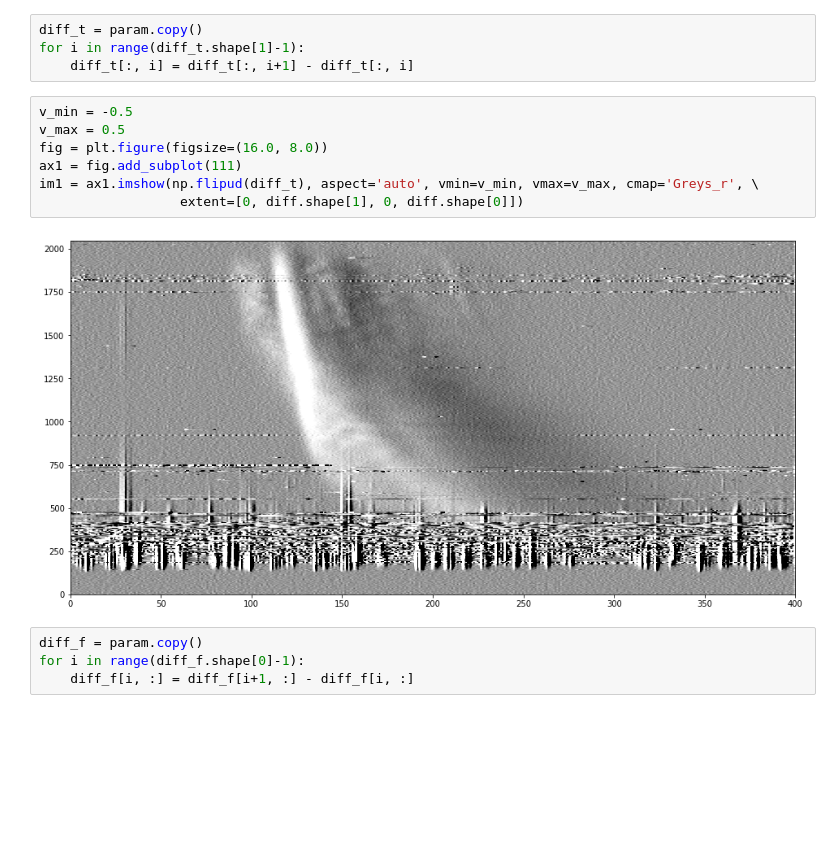
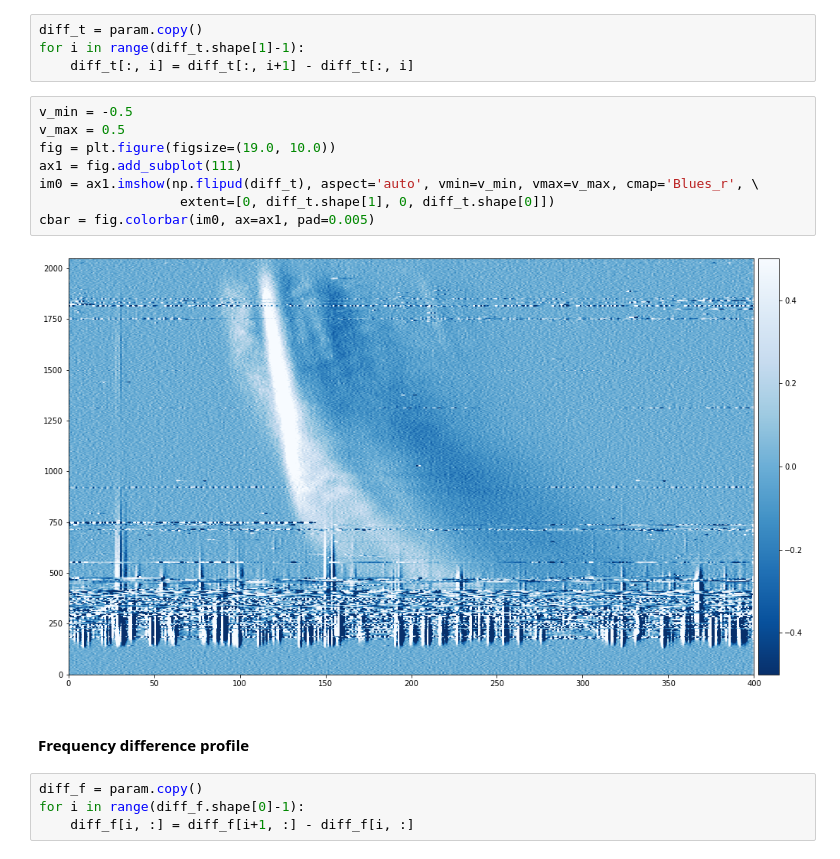
Before and after one commit to serge-yerin/jupyter-radio-astronomy, a Jupyter notebook: Sun_burst_GURT_2020.06.04.ipynb, the cells around one changed output. Cells and saved outputs as stored; diff of their text form; blank space fills up the shorter version.

```diff
--- a/Sun_burst_GURT_2020.06.04.ipynb
+++ b/Sun_burst_GURT_2020.06.04.ipynb
@@ -83,12 +91,15 @@ for i in range(diff_t.shape[1]-1):
 # %%
 v_min = -0.5
 v_max = 0.5
-fig = plt.figure(figsize=(16.0, 8.0))
+fig = plt.figure(figsize=(19.0, 10.0))
 ax1 = fig.add_subplot(111)
-im1 = ax1.imshow(np.flipud(diff_t), aspect='auto', vmin=v_min, vmax=v_max, cmap='Greys_r', \
-                  extent=[0, diff.shape[1], 0, diff.shape[0]])
+im0 = ax1.imshow(np.flipud(diff_t), aspect='auto', vmin=v_min, vmax=v_max, cmap='Blues_r', \
+                  extent=[0, diff_t.shape[1], 0, diff_t.shape[0]])
+cbar = fig.colorbar(im0, ax=ax1, pad=0.005)
 # %% [output]
-[figure, old version]
+[figure, new version]
+# %% [markdown]
+#### Frequency difference profile
 # %%
 diff_f = param.copy()
 for i in range(diff_f.shape[0]-1):
```
Also changed, not shown: parts of 29 cells of this notebook, 2 other files.
